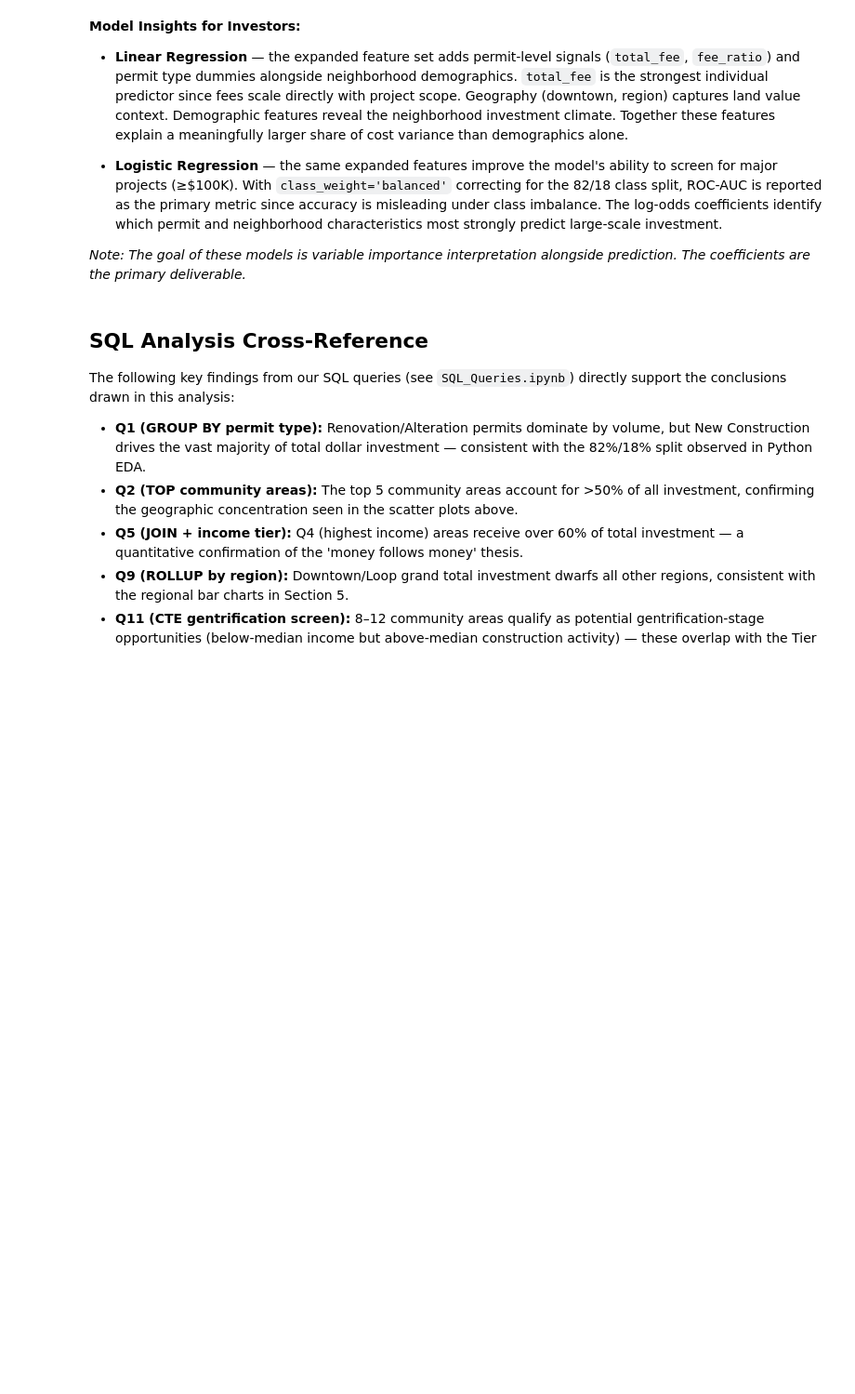
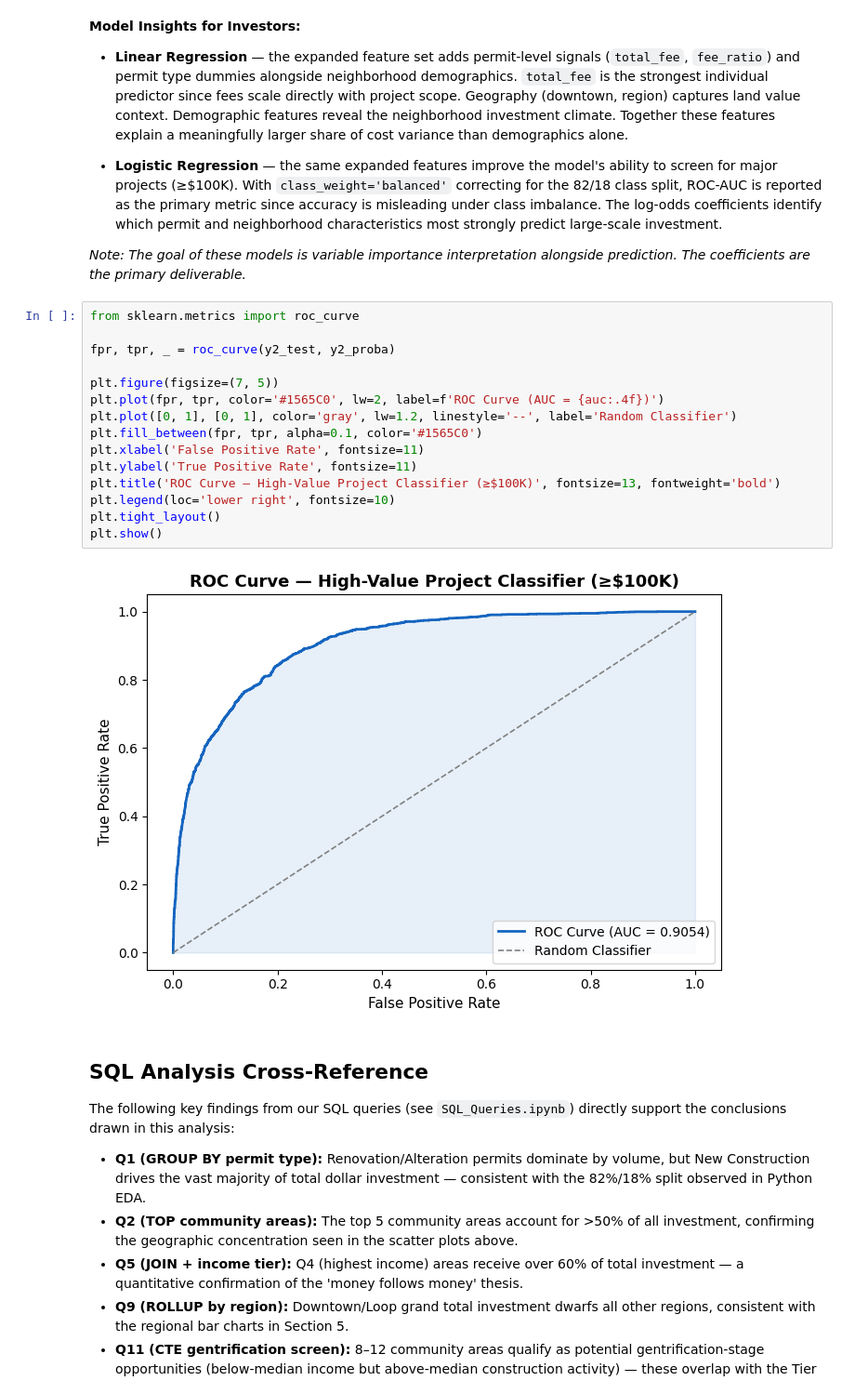
Before and after one commit to jeenaleee/BUSN-32120-Final, a Jupyter notebook: Final_Project1 (4) (1).ipynb, the cells around one changed output. Shown at 93% size. Saved outputs shown, nothing was run; the diff lists cells and outputs as text; blank space fills up the shorter version.

```diff
--- a/Final_Project1 (4) (1).ipynb
+++ b/Final_Project1 (4) (1).ipynb
@@ -1367,6 +1367,23 @@ plt.show()
 
 *Note: The goal of these models is variable importance interpretation alongside prediction.
 The coefficients are the primary deliverable.*
+# %%
+from sklearn.metrics import roc_curve
+
+fpr, tpr, _ = roc_curve(y2_test, y2_proba)
+
+plt.figure(figsize=(7, 5))
+plt.plot(fpr, tpr, color='#1565C0', lw=2, label=f'ROC Curve (AUC = {auc:.4f})')
+plt.plot([0, 1], [0, 1], color='gray', lw=1.2, linestyle='--', label='Random Classifier')
+plt.fill_between(fpr, tpr, alpha=0.1, color='#1565C0')
+plt.xlabel('False Positive Rate', fontsize=11)
+plt.ylabel('True Positive Rate', fontsize=11)
+plt.title('ROC Curve — High-Value Project Classifier (≥$100K)', fontsize=13, fontweight='bold')
+plt.legend(loc='lower right', fontsize=10)
+plt.tight_layout()
+plt.show()
+# %% [output]
+[figure, added]
 # %% [markdown]
 ## SQL Analysis Cross-Reference
 
```
Also changed, not shown: parts of 28 cells of this notebook.
